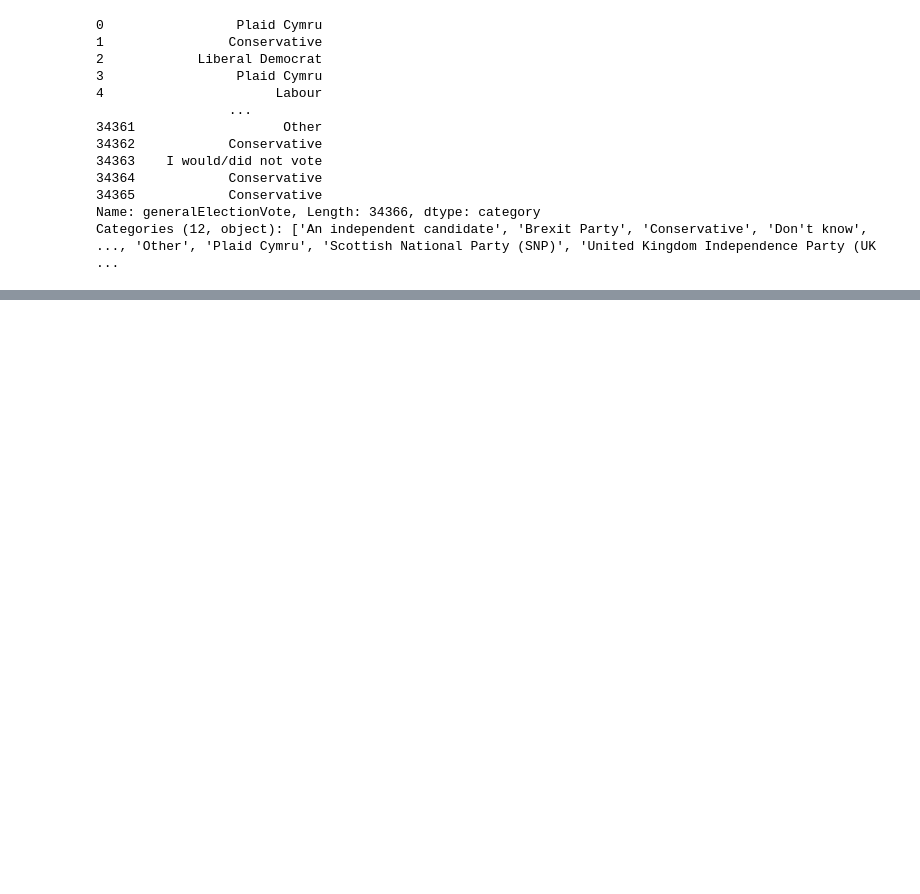
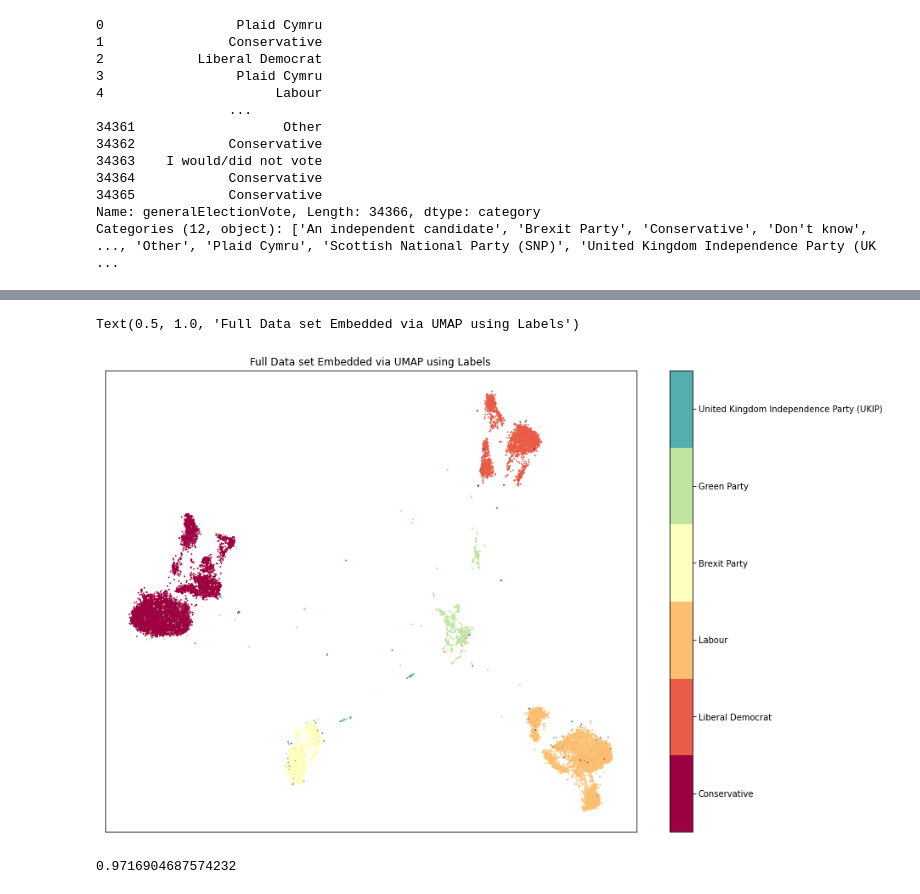
Before and after one commit to rbromley19/MDM_3_Politics, a Jupyter notebook: umap.ipynb, the cells around one changed output, grey strips where cells are left out. Drawn from its saved outputs; the diff is of its cells as text; code cells hidden in the pictures; blank space fills up the shorter version.

Commit message:
both umaps, optimal clusters and preferences

```diff
--- a/umap.ipynb
+++ b/umap.ipynb
@@ -112,3 +69,3 @@ for x in range(len(labels)):
 # %%
 
-labels_array = np.array(enum_labels,dtype=np.float64)
+labels_array = np.array(labels['EnumLabl'],dtype=np.float64)
@@ -116,0 +72,8 @@ ValueError: could not convert string to float: 'Conservative'
+# %%
+data_array = np.delete(data_array,list_to_remove,0)
+data_array = np.delete(data_array,0,1)
+# %%
+data_array = np.delete(data_array,-1,1)
+# %%
+%%time
+embedding = umap.UMAP(n_neighbors=15,n_components=3).fit_transform(data_array,y=labels_array)
@@ -116,0 +84,11 @@ ValueError: could not convert string to float: 'Conservative'
+# %%
+fig, ax = plt.subplots(1, figsize=(14, 10))
+plt.scatter(embedding[:,0],embedding[:,1], s=0.7, c=labels_array, cmap='Spectral', alpha=1.0,)
+plt.setp(ax, xticks=[], yticks=[])
+cbar = plt.colorbar(boundaries=np.arange(7)-0.5)
+cbar.set_ticks(np.arange(7))
+cbar.set_ticklabels(labels["Vote"].unique())
+plt.title('Full Data set Embedded via UMAP using Labels')
+# %% [output]
+Text(0.5, 1.0, 'Full Data set Embedded via UMAP using Labels')
+[figure, added]
@@ -116,0 +105,5 @@ ValueError: could not convert string to float: 'Conservative'
+# %%
+mean_purity = purity_check(kmeans.labels_,labels,10)
+mean_purity
+# %% [output]
+0.9716904687574232
```
Also changed, not shown: parts of 23 cells of this notebook, 2 other files.
